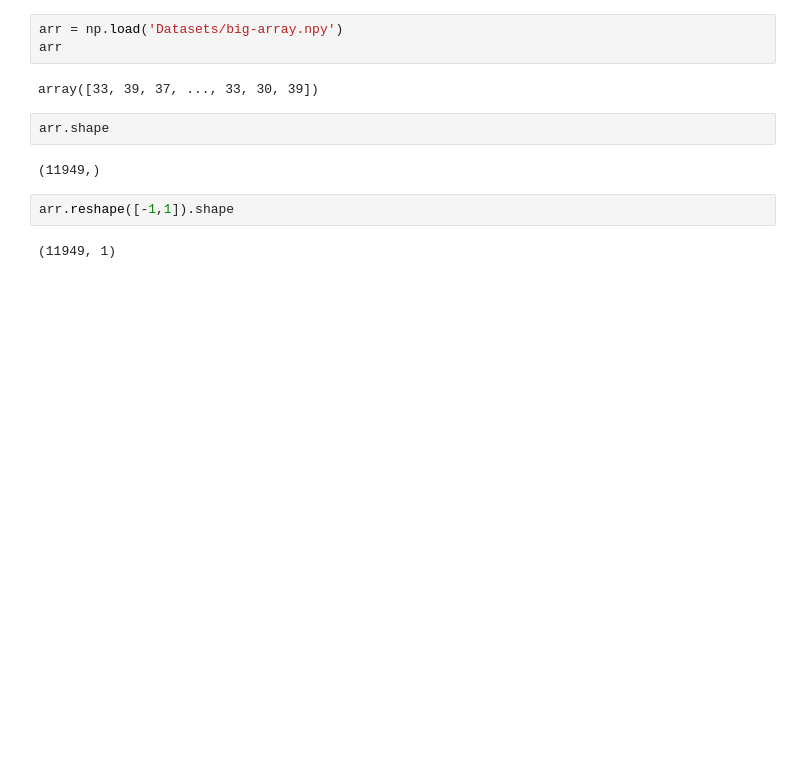
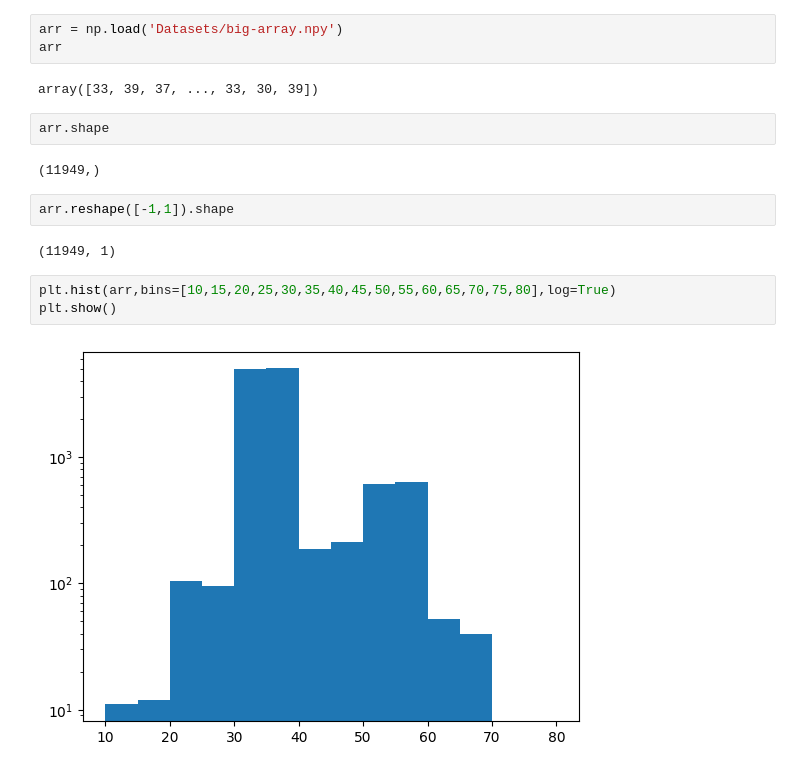
Before and after one commit to gajurelkshitiz/Plotting-Libraries, a Jupyter notebook: matplotlib.ipynb, the cells around one changed output. Saved outputs shown, nothing was run; the diff lists cells and outputs as text; blank space fills up the shorter version.

```diff
--- a/matplotlib.ipynb
+++ b/matplotlib.ipynb
@@ -337,3 +337,8 @@ arr.shape
 arr.reshape([-1,1]).shape
 # %% [output]
 (11949, 1)
+# %%
+plt.hist(arr,bins=[10,15,20,25,30,35,40,45,50,55,60,65,70,75,80],log=True)
+plt.show()
+# %% [output]
+[figure, added]
```
Also changed, not shown: parts of 7 cells of this notebook.
